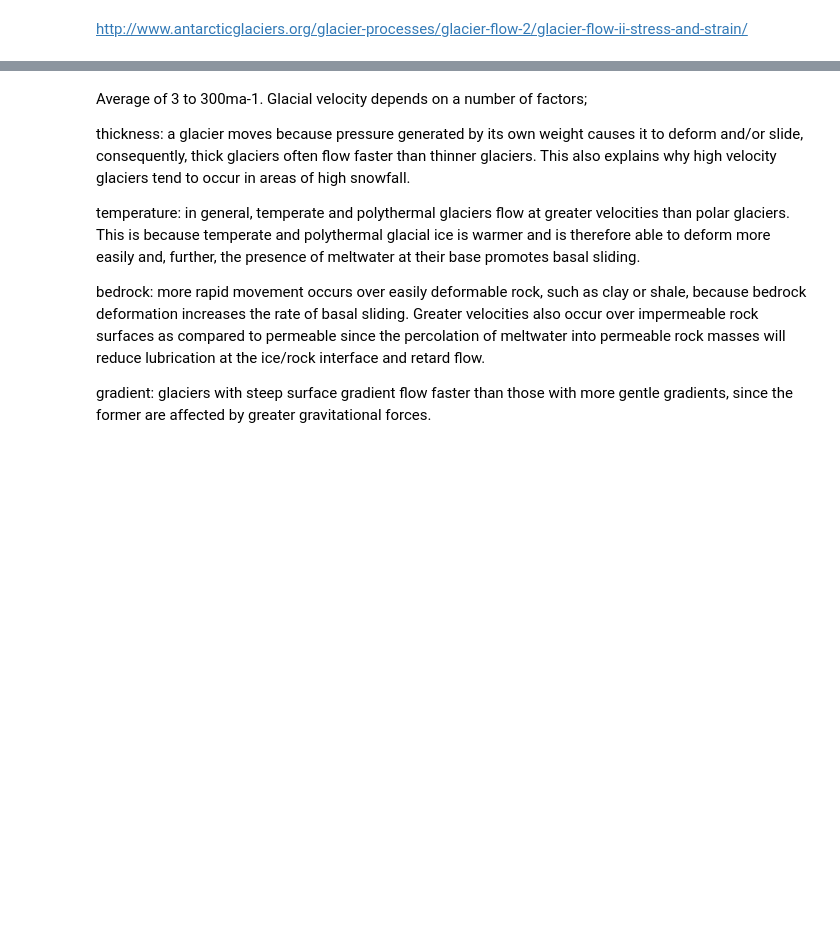
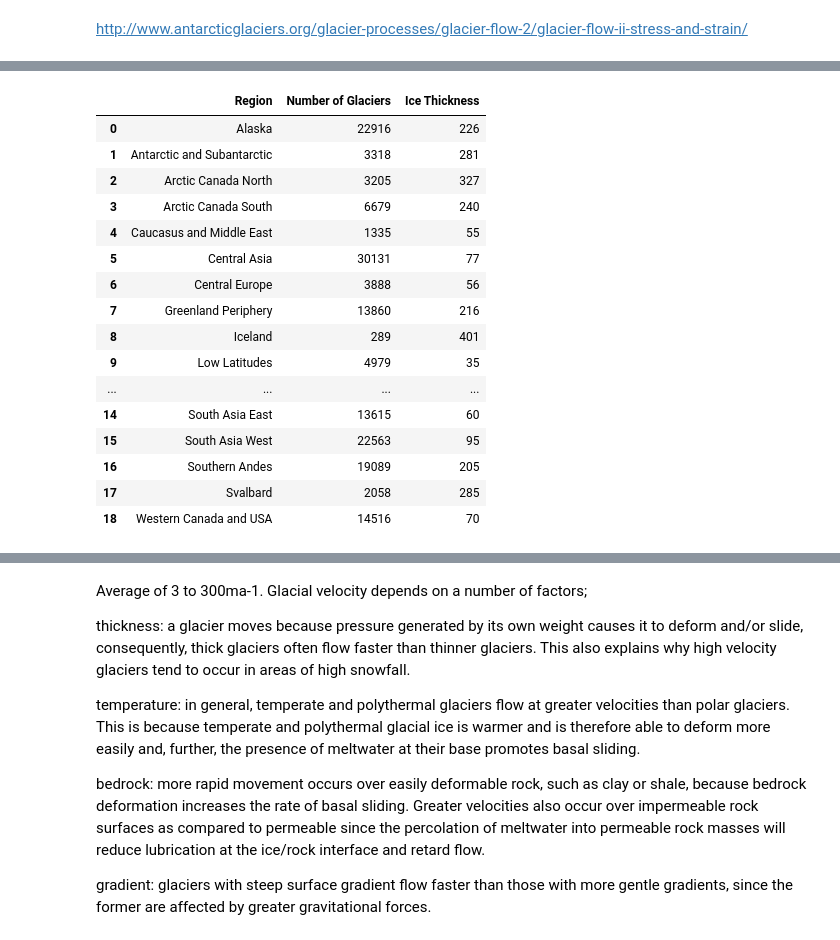
Before and after one commit to healyshane/project-programming_for-data_analysis, a Jupyter notebook: Programming for Data Analysis_Glaciers.ipynb, the cells around one changed output, grey strips where cells are left out. Drawn from its saved outputs; the diff is of its cells as text; code cells hidden in the pictures; blank space fills up the shorter version.

```diff
--- a/Programming for Data Analysis_Glaciers.ipynb
+++ b/Programming for Data Analysis_Glaciers.ipynb
@@ -40,0 +94,23 @@ http://www.antarcticglaciers.org/glacier-processes/glacier-flow-2/glacier-flow-i
+# %%
+# Read in CSV file, Ice Thickness for Regions, from DATA folder in repository
+# Create a DataFrame called thick
+thick = pd.read_csv("DATA/Ice Thickness for Regions.csv")
+thick
+# %% [output]
+|  | Region | Number of Glaciers | Ice Thickness |
+| 0 | Alaska | 22916 | 226 |
+| 1 | Antarctic and Subantarctic | 3318 | 281 |
+| 2 | Arctic Canada North | 3205 | 327 |
+| 3 | Arctic Canada South | 6679 | 240 |
+| 4 | Caucasus and Middle East | 1335 | 55 |
+| 5 | Central Asia | 30131 | 77 |
+| 6 | Central Europe | 3888 | 56 |
+| 7 | Greenland Periphery | 13860 | 216 |
+| 8 | Iceland | 289 | 401 |
+| 9 | Low Latitudes | 4979 | 35 |
+| ... | ... | ... | ... |
+| 14 | South Asia East | 13615 | 60 |
+| 15 | South Asia West | 22563 | 95 |
+| 16 | Southern Andes | 19089 | 205 |
+| 17 | Svalbard | 2058 | 285 |
+| 18 | Western Canada and USA | 14516 | 70 |
```
Also changed, not shown: parts of 17 cells of this notebook, 1 other file.
